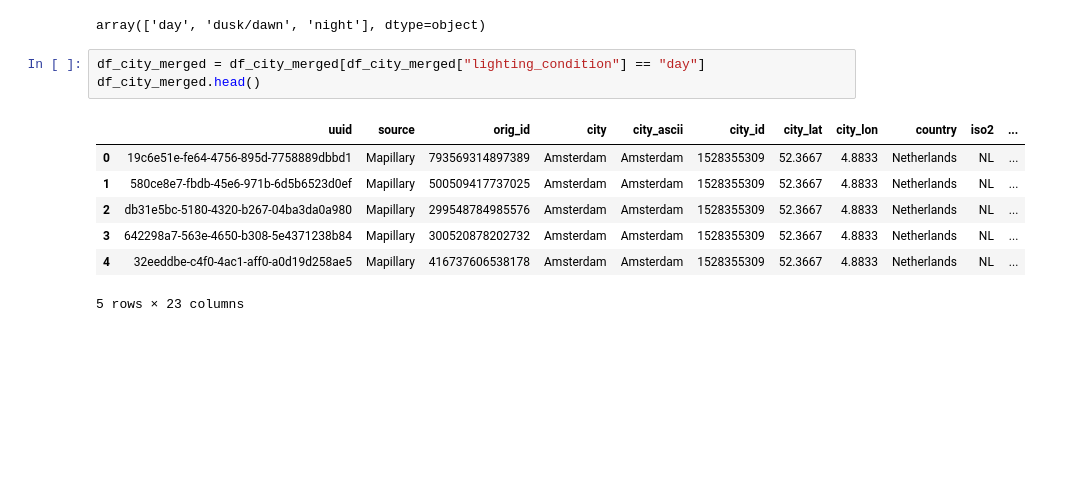
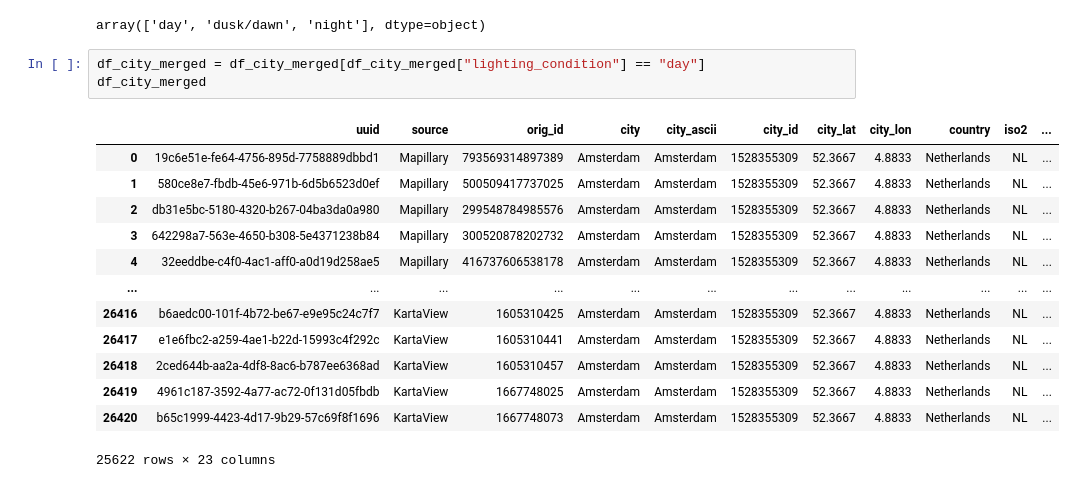
Before and after one commit to Urban-M4/streetscapes, a Jupyter notebook: subset-amsterdam.ipynb, the cells around one changed output. Saved outputs shown, nothing was run; the diff lists cells and outputs as text; blank space fills up the shorter version.

```diff
--- a/subset-amsterdam.ipynb
+++ b/subset-amsterdam.ipynb
@@ -32,12 +33,18 @@ df_city_merged["lighting_condition"].unique()
 array(['day', 'dusk/dawn', 'night'], dtype=object)
 # %%
 df_city_merged = df_city_merged[df_city_merged["lighting_condition"] == "day"]
-df_city_merged.head()
+df_city_merged
 # %% [output]
 |  | uuid | source | orig_id | city | city_ascii | city_id | city_lat | city_lon | country | iso2 | ... |
 | 0 | 19c6e51e-fe64-4756-895d-7758889dbbd1 | Mapillary | 793569314897389 | Amsterdam | Amsterdam | 1528355309 | 52.3667 | 4.8833 | Netherlands | NL | ... |
 | 1 | 580ce8e7-fbdb-45e6-971b-6d5b6523d0ef | Mapillary | 500509417737025 | Amsterdam | Amsterdam | 1528355309 | 52.3667 | 4.8833 | Netherlands | NL | ... |
 | 2 | db31e5bc-5180-4320-b267-04ba3da0a980 | Mapillary | 299548784985576 | Amsterdam | Amsterdam | 1528355309 | 52.3667 | 4.8833 | Netherlands | NL | ... |
 | 3 | 642298a7-563e-4650-b308-5e4371238b84 | Mapillary | 300520878202732 | Amsterdam | Amsterdam | 1528355309 | 52.3667 | 4.8833 | Netherlands | NL | ... |
 | 4 | 32eeddbe-c4f0-4ac1-aff0-a0d19d258ae5 | Mapillary | 416737606538178 | Amsterdam | Amsterdam | 1528355309 | 52.3667 | 4.8833 | Netherlands | NL | ... |
+| ... | ... | ... | ... | ... | ... | ... | ... | ... | ... | ... | ... |
+| 26416 | b6aedc00-101f-4b72-be67-e9e95c24c7f7 | KartaView | 1605310425 | Amsterdam | Amsterdam | 1528355309 | 52.3667 | 4.8833 | Netherlands | NL | ... |
+| 26417 | e1e6fbc2-a259-4ae1-b22d-15993c4f292c | KartaView | 1605310441 | Amsterdam | Amsterdam | 1528355309 | 52.3667 | 4.8833 | Netherlands | NL | ... |
+| 26418 | 2ced644b-aa2a-4df8-8ac6-b787ee6368ad | KartaView | 1605310457 | Amsterdam | Amsterdam | 1528355309 | 52.3667 | 4.8833 | Netherlands | NL | ... |
+| 26419 | 4961c187-3592-4a77-ac72-0f131d05fbdb | KartaView | 1667748025 | Amsterdam | Amsterdam | 1528355309 | 52.3667 | 4.8833 | Netherlands | NL | ... |
+| 26420 | b65c1999-4423-4d17-9b29-57c69f8f1696 | KartaView | 1667748073 | Amsterdam | Amsterdam | 1528355309 | 52.3667 | 4.8833 | Netherlands | NL | ... |
-5 rows × 23 columns
+25622 rows × 23 columns
```
Also changed, not shown: parts of 4 cells of this notebook.
